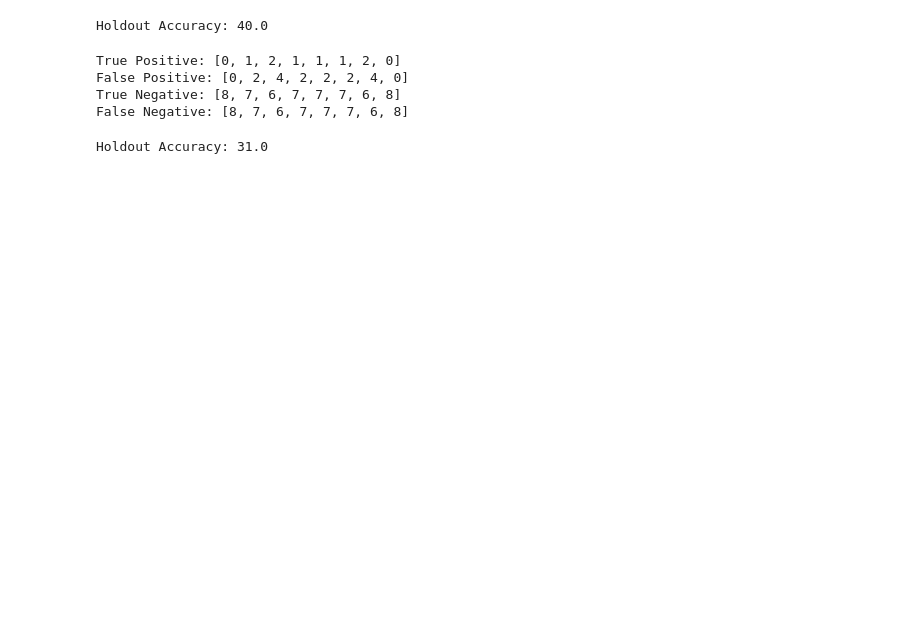
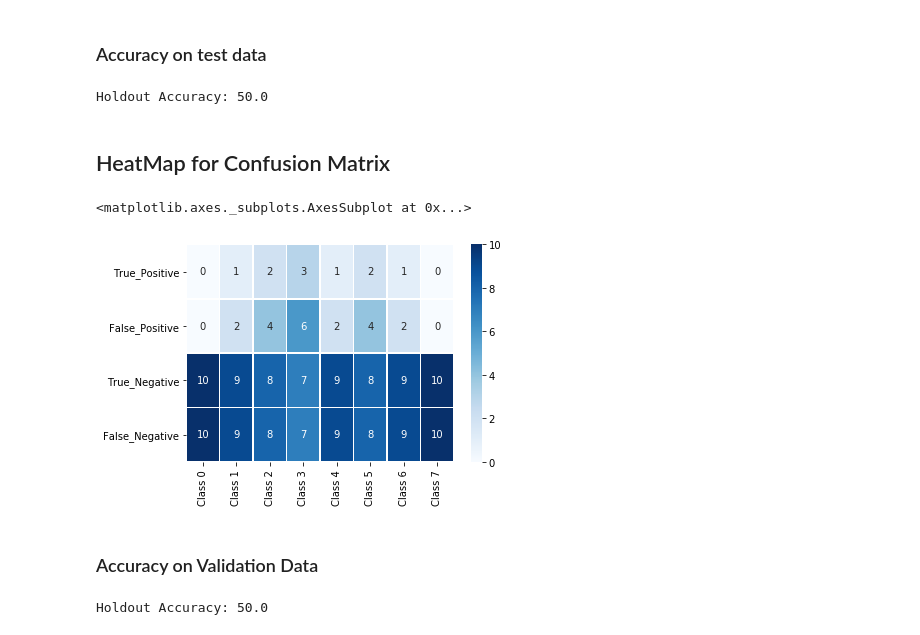
Before and after one commit to vatsalkpatel/Multi-Level-Perceptron-CECS-550, a Jupyter notebook: Project_2.ipynb, the cells around one changed output. Cells and saved outputs as stored; diff of their text form; code cells hidden in the pictures; blank space fills up the shorter version.

```diff
--- a/Project_2.ipynb
+++ b/Project_2.ipynb
@@ -67,8 +91,11 @@ class MLP:
         return np.random.randn(x_dim,y_dim)*np.sqrt(1/y_dim)
 
     def set_weights(self,Wh1,Wh2):
+        print("Initial Weight :")
         self.Wh1=Wh1
+        print("Hidden Layer Weight = ",self.Wh1)
         self.Wh2=Wh2
+        print("Output Layer Weight = ",self.Wh2)
 
     def forward_propagation(self,training_data):
 
@@ -110,7 +137,7 @@ class MLP:
                         self.Wh2[i][j] = self.Wh2[i][j] + learning_rate * error_1[i] * self.hidden_layer[j]
                     for k in range(self.number_of_nodes):
                         self.Wh1[j][k] = self.Wh1[j][k]   + learning_rate * error_2[j] * training_vector[k]
-            print('finish',self.s) # Vatsal this for just testing
+            #print('finish',self.s) # Vatsal this for just testing
 
         return epochs
     def accuracy(self, input_data):
@@ -146,11 +173,19 @@ class MLP:
         accuracy = number_of_correct / len(input_data)
         return accuracy
 
-    def confusion_matrix_print(self):
-        print("True Positive: "+str(self.True_Positive))
-        print("False Positive: "+str(self.False_Positive))
-        print("True Negative: "+str(self.True_Negative))
-        print("False Negative: "+str(self.False_Negative))
+    def confusion_matrix_create(self):
+#         print("True Positive: "+str(self.True_Positive))
+#         print("False Positive: "+str(self.False_Positive))
+#         print("True Negative: "+str(self.True_Negative))
+#         print("False Negative: "+str(self.False_Negative))
+        self.numpyArray = np.array([self.True_Positive,self.False_Positive,self.True_Negative,self.False_Negative])
+
+        # generating the Pandas dataframe
+        # from the Numpy array and specifying
+        # name of index and columns
+        self.confusion_matrix_final = pd.DataFrame( data = self.numpyArray,
+                                                    index = ["True_Positive","False_Positive","True_Negative","False_Negative"],
+                                                    columns = ["Class 0","Class 1", "Class 2","Class 3","Class 4", "Class 5","Class 6", "Class 7"])
 
 
 
@@ -161,5 +196,8 @@ Weights_input_layer=d.initialize_weight(10,10)
 Weights_hidden_layer=d.initialize_weight(8,10)
 d.merge_data()
 d.set_weights(Weights_input_layer,Weights_hidden_layer)
-print("Number of epochs:",d.back_propagation(0.3, 0.87))
+print("Number of epochs:",d.back_propagation(0.3, 0.85))
+print("Final Weights ")
+print("Hidden Layer Weight = ",d.Wh1)
+print("Output Layer Weight = ",d.Wh2)
 # %% [output]
@@ -183,16 +254,22 @@ Number of epochs: 2317
+# %% [markdown]
+### Accuracy on test data
 # %%
 print("Holdout Accuracy: " + str(d.confusion_matrix(d.test_data)*100))
 #print("Training Accuracy: " + str(accuracy(Training_Set)))
 # %% [output]
-Holdout Accuracy: 40.0
+Holdout Accuracy: 50.0
 # %%
-d.confusion_matrix_print()
+d.confusion_matrix_create()
-# %% [output]
-True Positive: [0, 1, 2, 1, 1, 1, 2, 0]
-False Positive: [0, 2, 4, 2, 2, 2, 4, 0]
-True Negative: [8, 7, 6, 7, 7, 7, 6, 8]
-False Negative: [8, 7, 6, 7, 7, 7, 6, 8]
+# %% [markdown]
+## HeatMap for Confusion Matrix
+# %%
+sns.heatmap(d.confusion_matrix_final,cmap = 'Blues', linewidths=0.5, annot=True)
+# %% [output]
+<matplotlib.axes._subplots.AxesSubplot at 0x...>
+[figure, added]
+# %% [markdown]
+### Accuracy on Validation Data
 # %%
 print("Holdout Accuracy: " + str(d.confusion_matrix(d.df1)*100))
 # %% [output]
-Holdout Accuracy: 31.0
+Holdout Accuracy: 50.0
```
Also changed, not shown: parts of 13 cells of this notebook.
